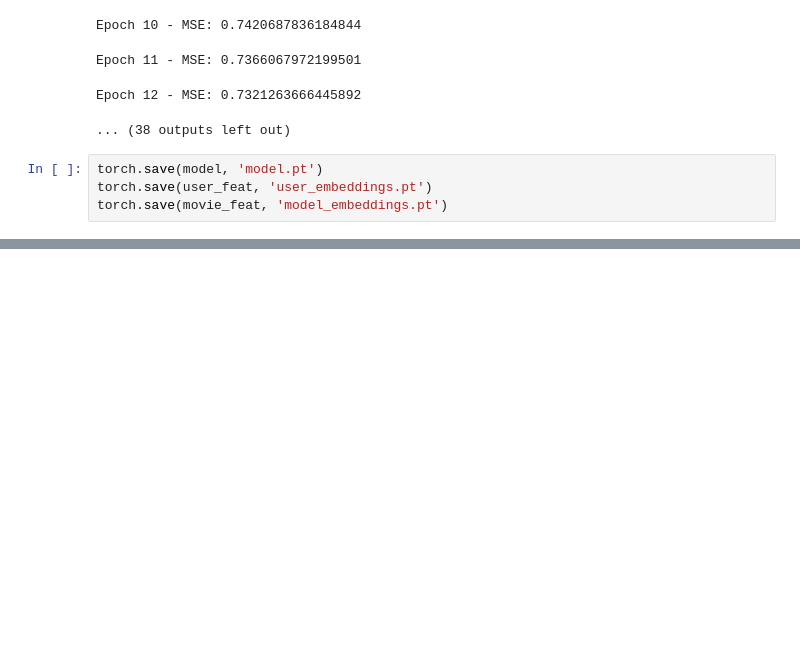
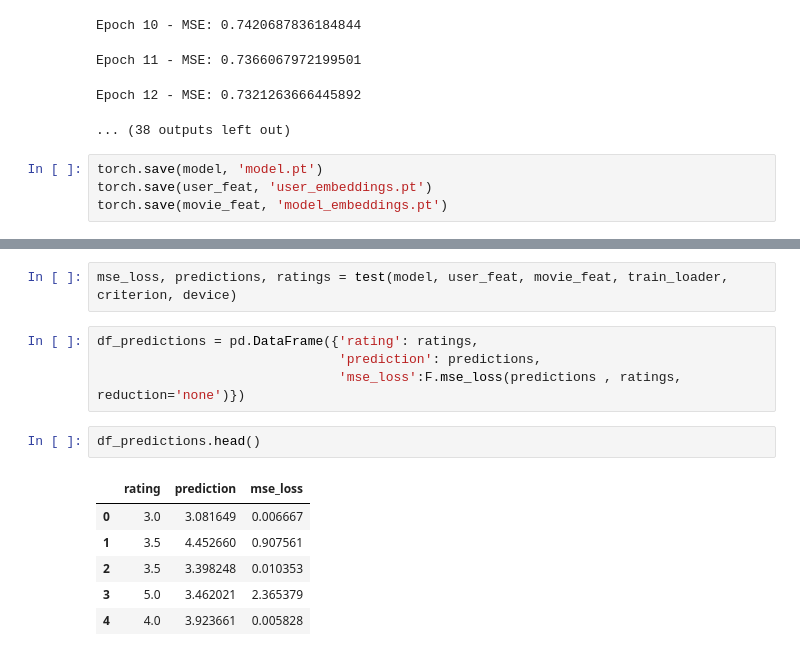
Before and after one commit to leonardtd/PyTorch-NN, a Jupyter notebook: Graph NNs/Predict Movie Ratings/Movie Recommender - NN.ipynb, the cells around one changed output, grey strips where cells are left out. Cells and saved outputs as stored; diff of their text form; blank space fills up the shorter version.

```diff
--- a/Graph NNs/Predict Movie Ratings/Movie Recommender - NN.ipynb
+++ b/Graph NNs/Predict Movie Ratings/Movie Recommender - NN.ipynb
@@ -160,0 +189,15 @@ torch.save(movie_feat, 'model_embeddings.pt')
+# %%
+mse_loss, predictions, ratings = test(model, user_feat, movie_feat, train_loader, criterion, device)
+# %%
+df_predictions = pd.DataFrame({'rating': ratings,
+                               'prediction': predictions,
+                               'mse_loss':F.mse_loss(predictions , ratings, reduction='none')})
+# %%
+df_predictions.head()
+# %% [output]
+|  | rating | prediction | mse_loss |
+| 0 | 3.0 | 3.081649 | 0.006667 |
+| 1 | 3.5 | 4.452660 | 0.907561 |
+| 2 | 3.5 | 3.398248 | 0.010353 |
+| 3 | 5.0 | 3.462021 | 2.365379 |
+| 4 | 4.0 | 3.923661 | 0.005828 |
```
Also changed, not shown: parts of 12 cells of this notebook.
